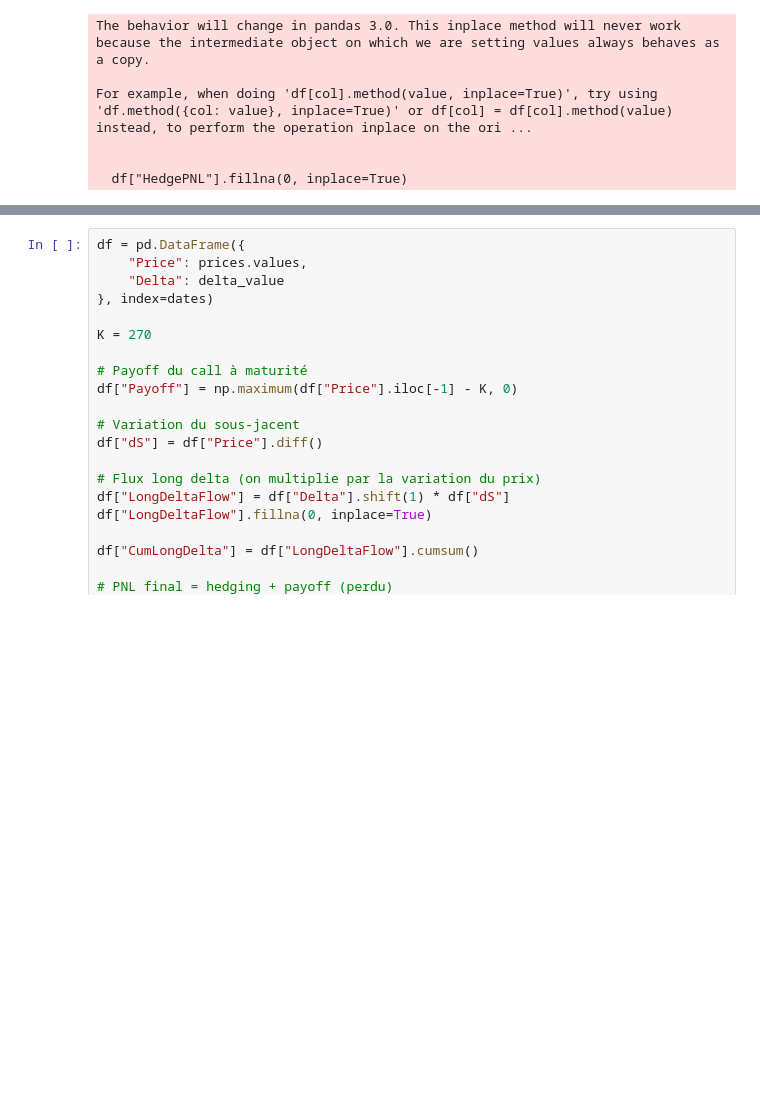
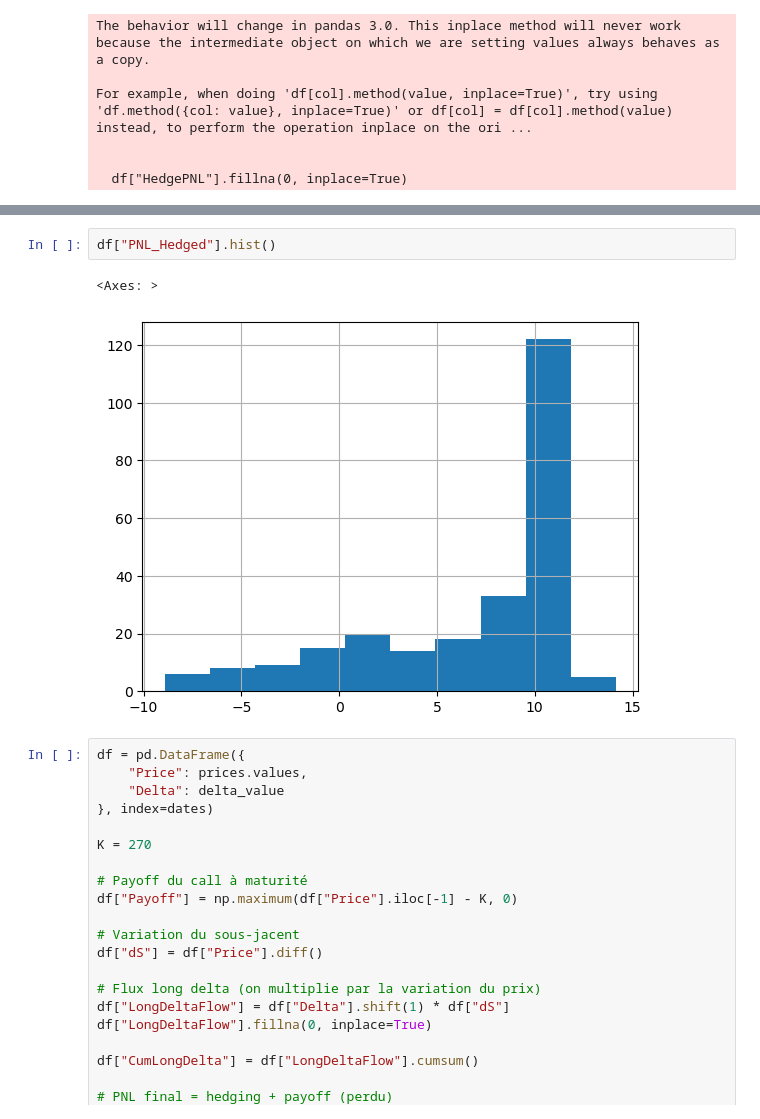
Before and after one commit to Guillaume-melis/Numerical_Methods_for_finance, a Jupyter notebook: Cours 4/Hedging.ipynb, the cells around one changed output, grey strips where cells are left out. Saved outputs shown, nothing was run; the diff lists cells and outputs as text; blank space fills up the shorter version.

```diff
--- a/Cours 4/Hedging.ipynb
+++ b/Cours 4/Hedging.ipynb
@@ -150,3 +156,8 @@ plt.show()
+# %%
+df["PNL_Hedged"].hist()
+# %% [output]
+<Axes: >
+[figure, added]
 # %%
 df = pd.DataFrame({
     "Price": prices.values,
```
Also changed, not shown: parts of 26 cells of this notebook, 1 other file.
